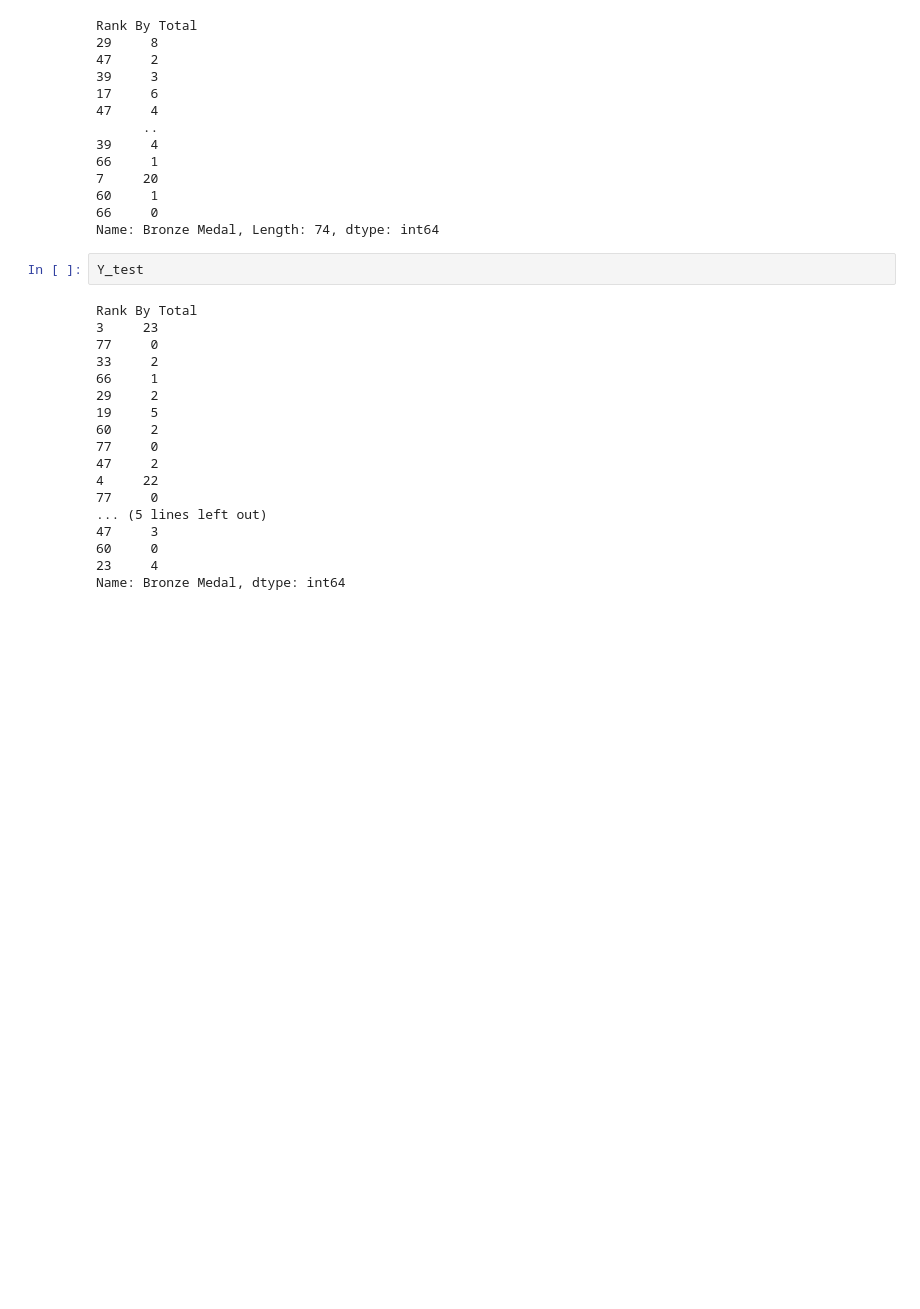
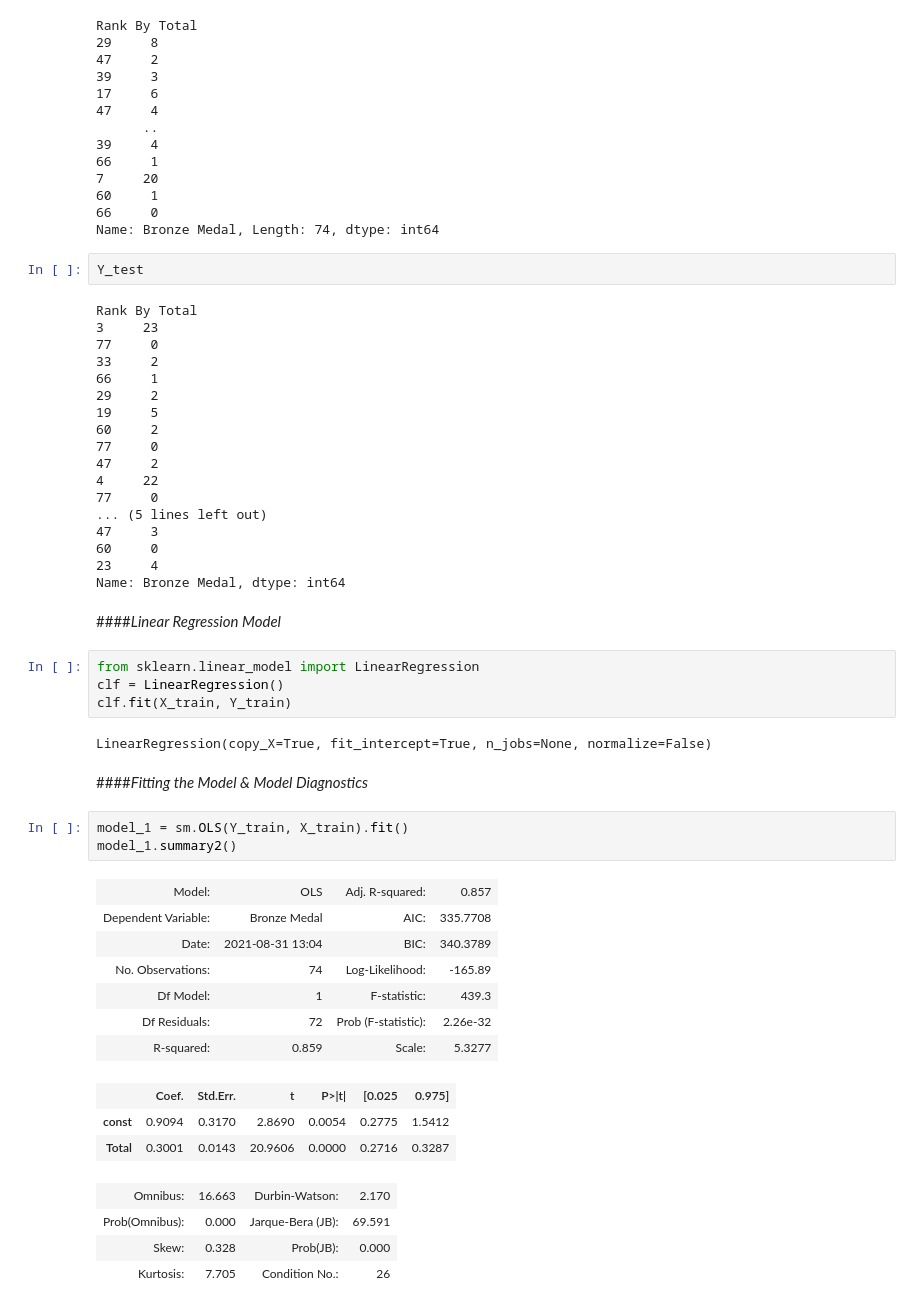
Before and after one commit to mrigankoml/MLAP_Term-IV, a Jupyter notebook: Group_6_Assignment/MLAP_Group6_Assignment.ipynb, the cells around one changed output. Drawn from its saved outputs; the diff is of its cells as text; blank space fills up the shorter version.

```diff
--- a/Group_6_Assignment/MLAP_Group6_Assignment.ipynb
+++ b/Group_6_Assignment/MLAP_Group6_Assignment.ipynb
@@ -360,3 +396,31 @@ Rank By Total
 60     0
 23     4
 Name: Bronze Medal, dtype: int64
+# %% [markdown]
+####*Linear Regression Model*
+# %%
+from sklearn.linear_model import LinearRegression
+clf = LinearRegression()
+clf.fit(X_train, Y_train)
+# %% [output]
+LinearRegression(copy_X=True, fit_intercept=True, n_jobs=None, normalize=False)
+# %% [markdown]
+####*Fitting the Model & Model Diagnostics*
+# %%
+model_1 = sm.OLS(Y_train, X_train).fit()
+model_1.summary2()
+# %% [output]
+| Model: | OLS | Adj. R-squared: | 0.857 |
+| Dependent Variable: | Bronze Medal | AIC: | 335.7708 |
+| Date: | 2021-08-31 13:04 | BIC: | 340.3789 |
+| No. Observations: | 74 | Log-Likelihood: | -165.89 |
+| Df Model: | 1 | F-statistic: | 439.3 |
+| Df Residuals: | 72 | Prob (F-statistic): | 2.26e-32 |
+| R-squared: | 0.859 | Scale: | 5.3277 |
+|  | Coef. | Std.Err. | t | P>|t| | [0.025 | 0.975] |
+| const | 0.9094 | 0.3170 | 2.8690 | 0.0054 | 0.2775 | 1.5412 |
+| Total | 0.3001 | 0.0143 | 20.9606 | 0.0000 | 0.2716 | 0.3287 |
+| Omnibus: | 16.663 | Durbin-Watson: | 2.170 |
+| Prob(Omnibus): | 0.000 | Jarque-Bera (JB): | 69.591 |
+| Skew: | 0.328 | Prob(JB): | 0.000 |
+| Kurtosis: | 7.705 | Condition No.: | 26 |
```
Also changed, not shown: parts of 16 cells of this notebook.
